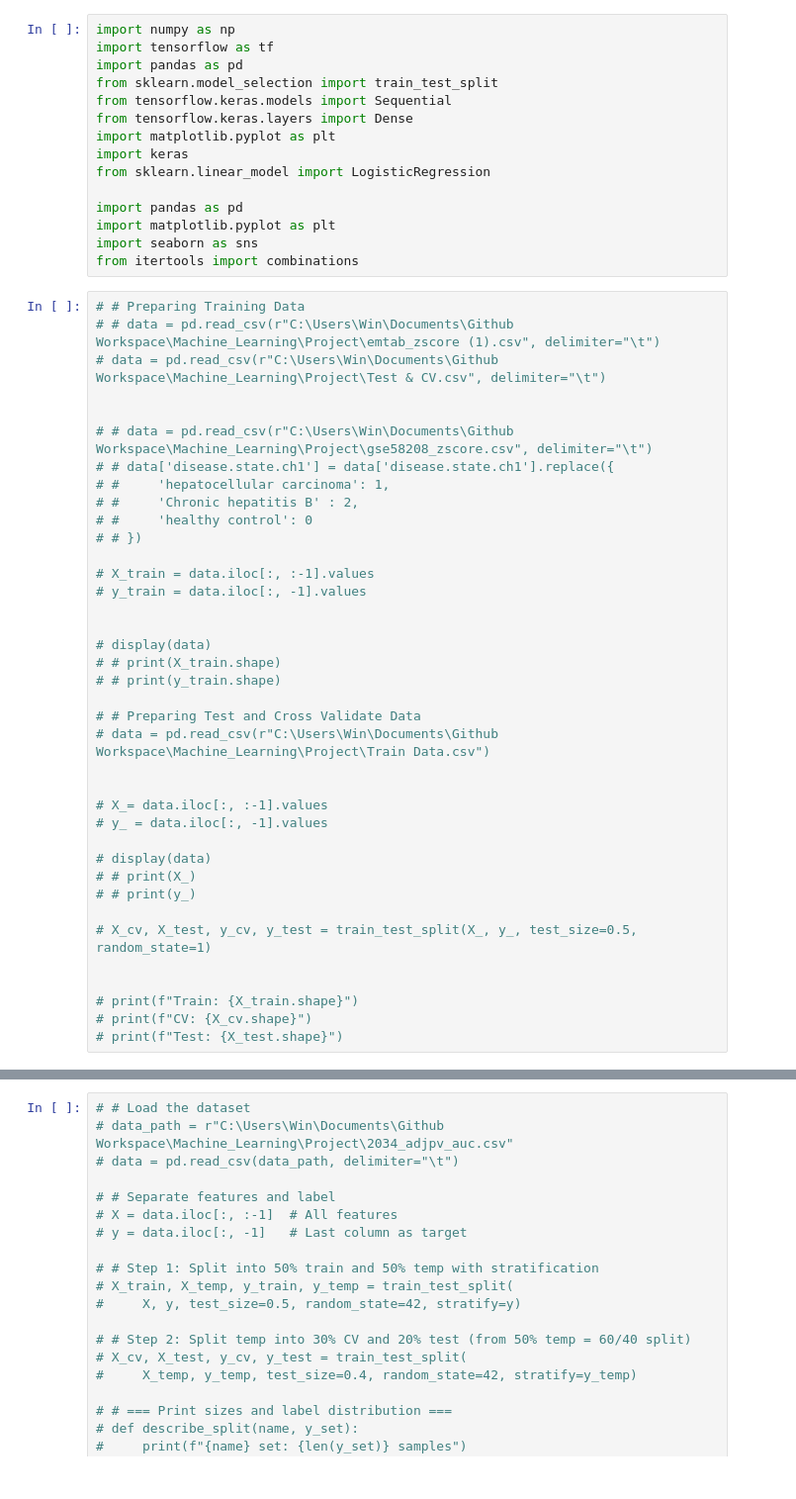
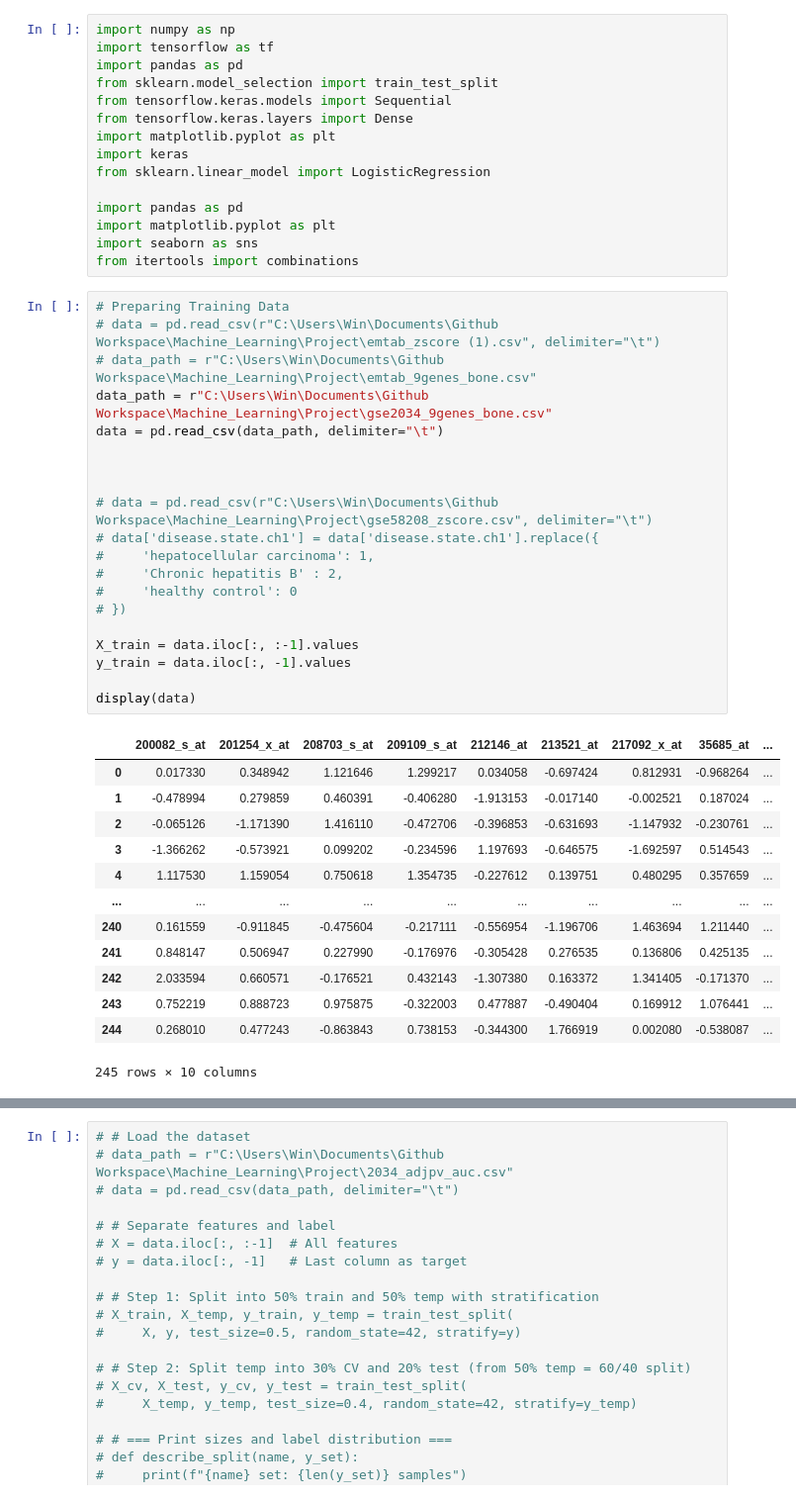
Before and after one commit to minionly/Machine_Learning, a Jupyter notebook: Project/Visualize Data.ipynb, the cells around one changed output, grey strips where cells are left out. Shown at 99% size. Saved outputs shown, nothing was run; the diff lists cells and outputs as text.

```diff
--- a/Project/Visualize Data.ipynb
+++ b/Project/Visualize Data.ipynb
@@ -14,40 +14,36 @@ import matplotlib.pyplot as plt
 import seaborn as sns
 from itertools import combinations
 # %%
-# # Preparing Training Data
-# # data = pd.read_csv(r"C:\Users\Win\Documents\Github Workspace\Machine_Learning\Project\emtab_zscore (1).csv", delimiter="\t")
-# data = pd.read_csv(r"C:\Users\Win\Documents\Github Workspace\Machine_Learning\Project\Test & CV.csv", delimiter="\t")
+# Preparing Training Data
+# data = pd.read_csv(r"C:\Users\Win\Documents\Github Workspace\Machine_Learning\Project\emtab_zscore (1).csv", delimiter="\t")
+# data_path = r"C:\Users\Win\Documents\Github Workspace\Machine_Learning\Project\emtab_9genes_bone.csv"
+data_path = r"C:\Users\Win\Documents\Github Workspace\Machine_Learning\Project\gse2034_9genes_bone.csv"
+data = pd.read_csv(data_path, delimiter="\t")
 
 
-# # data = pd.read_csv(r"C:\Users\Win\Documents\Github Workspace\Machine_Learning\Project\gse58208_zscore.csv", delimiter="\t")
-# # data['disease.state.ch1'] = data['disease.state.ch1'].replace({
-# #     'hepatocellular carcinoma': 1,
-# #     'Chronic hepatitis B' : 2,
-# #     'healthy control': 0
-# # })
 
-# X_train = data.iloc[:, :-1].values
-# y_train = data.iloc[:, -1].values
+# data = pd.read_csv(r"C:\Users\Win\Documents\Github Workspace\Machine_Learning\Project\gse58208_zscore.csv", delimiter="\t")
+# data['disease.state.ch1'] = data['disease.state.ch1'].replace({
+#     'hepatocellular carcinoma': 1,
+#     'Chronic hepatitis B' : 2,
+#     'healthy control': 0
+# })
 
+X_train = data.iloc[:, :-1].values
+y_train = data.iloc[:, -1].values
 
-# display(data)
-# # print(X_train.shape)
-# # print(y_train.shape)
-
-# # Preparing Test and Cross Validate Data
-# data = pd.read_csv(r"C:\Users\Win\Documents\Github Workspace\Machine_Learning\Project\Train Data.csv")
-
-
-# X_= data.iloc[:, :-1].values
-# y_ = data.iloc[:, -1].values
-
-# display(data)
-# # print(X_)
-# # print(y_)
-
-# X_cv, X_test, y_cv, y_test = train_test_split(X_, y_, test_size=0.5, random_state=1)
-
-
-# print(f"Train: {X_train.shape}")
-# print(f"CV: {X_cv.shape}")
-# print(f"Test: {X_test.shape}")
+display(data)
+# %% [output]
+|  | 200082_s_at | 201254_x_at | 208703_s_at | 209109_s_at | 212146_at | 213521_at | 217092_x_at | 35685_at | ... |
+| 0 | 0.017330 | 0.348942 | 1.121646 | 1.299217 | 0.034058 | -0.697424 | 0.812931 | -0.968264 | ... |
+| 1 | -0.478994 | 0.279859 | 0.460391 | -0.406280 | -1.913153 | -0.017140 | -0.002521 | 0.187024 | ... |
+| 2 | -0.065126 | -1.171390 | 1.416110 | -0.472706 | -0.396853 | -0.631693 | -1.147932 | -0.230761 | ... |
+| 3 | -1.366262 | -0.573921 | 0.099202 | -0.234596 | 1.197693 | -0.646575 | -1.692597 | 0.514543 | ... |
+| 4 | 1.117530 | 1.159054 | 0.750618 | 1.354735 | -0.227612 | 0.139751 | 0.480295 | 0.357659 | ... |
+| ... | ... | ... | ... | ... | ... | ... | ... | ... | ... |
+| 240 | 0.161559 | -0.911845 | -0.475604 | -0.217111 | -0.556954 | -1.196706 | 1.463694 | 1.211440 | ... |
+| 241 | 0.848147 | 0.506947 | 0.227990 | -0.176976 | -0.305428 | 0.276535 | 0.136806 | 0.425135 | ... |
+| 242 | 2.033594 | 0.660571 | -0.176521 | 0.432143 | -1.307380 | 0.163372 | 1.341405 | -0.171370 | ... |
+| 243 | 0.752219 | 0.888723 | 0.975875 | -0.322003 | 0.477887 | -0.490404 | 0.169912 | 1.076441 | ... |
+| 244 | 0.268010 | 0.477243 | -0.863843 | 0.738153 | -0.344300 | 1.766919 | 0.002080 | -0.538087 | ... |
+245 rows × 10 columns
```
Also changed, not shown: parts of 9 cells of this notebook, 51 other files.
